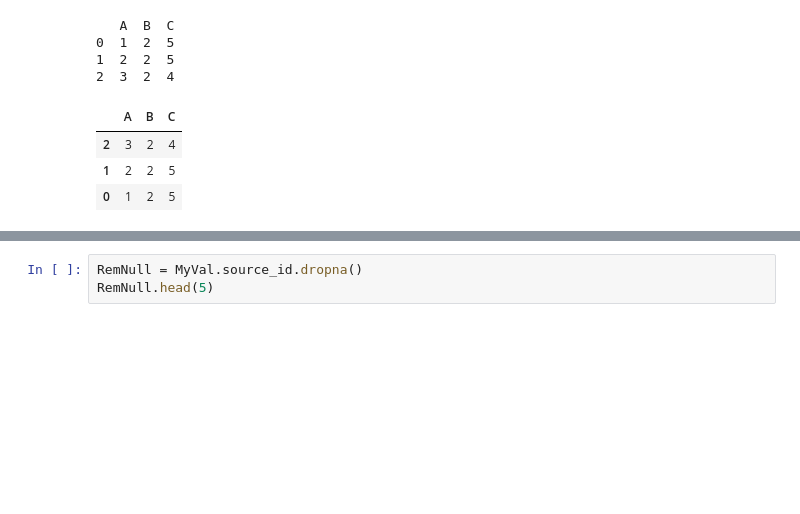
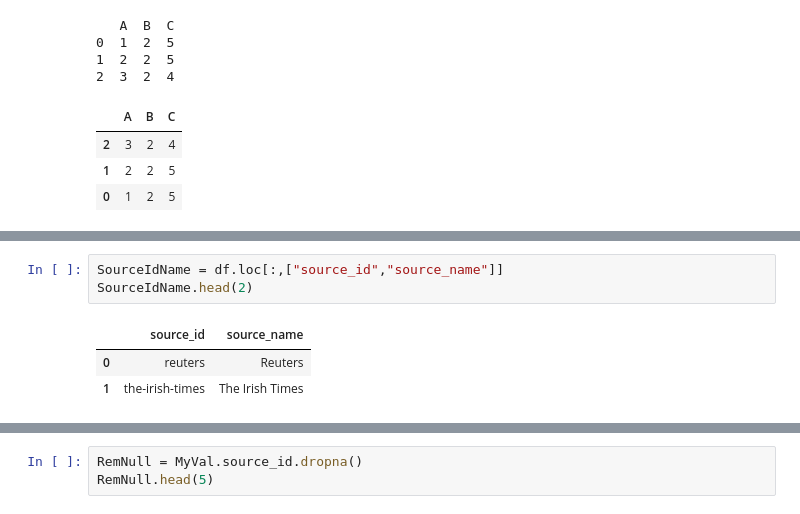
Before and after one commit to ThiagoZen-zz/Python_libraries, a Jupyter notebook: Pandas/Introduction_To_Pandas.ipynb, the cells around one changed output, grey strips where cells are left out. Drawn from its saved outputs; the diff is of its cells as text; blank space fills up the shorter version.

```diff
--- a/Pandas/Introduction_To_Pandas.ipynb
+++ b/Pandas/Introduction_To_Pandas.ipynb
@@ -154,0 +158,7 @@ MyVal.head(5)
+# %%
+SourceIdName = df.loc[:,["source_id","source_name"]]
+SourceIdName.head(2)
+# %% [output]
+|  | source_id | source_name |
+| 0 | reuters | Reuters |
+| 1 | the-irish-times | The Irish Times |
```
Also changed, not shown: parts of 35 cells of this notebook.
